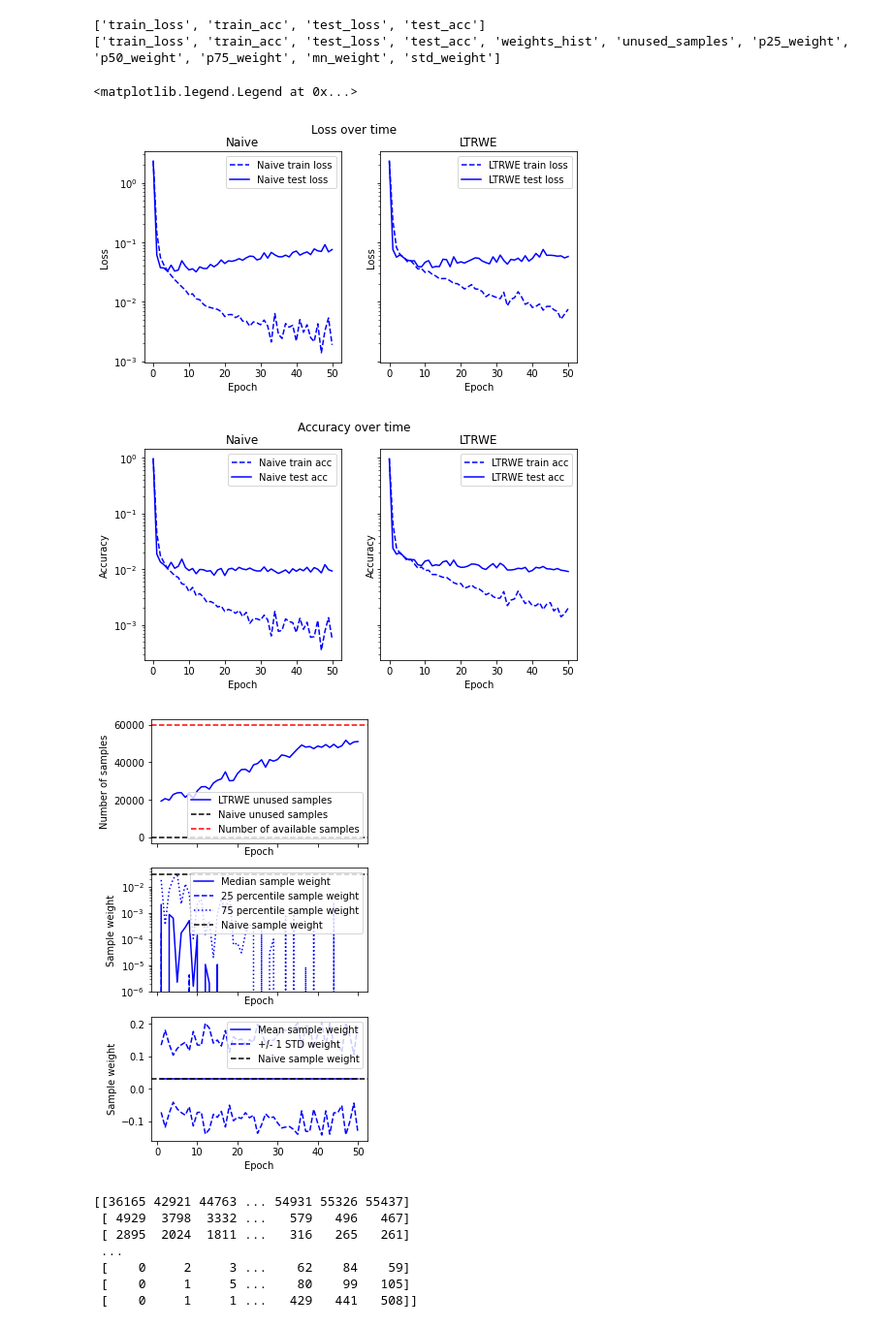
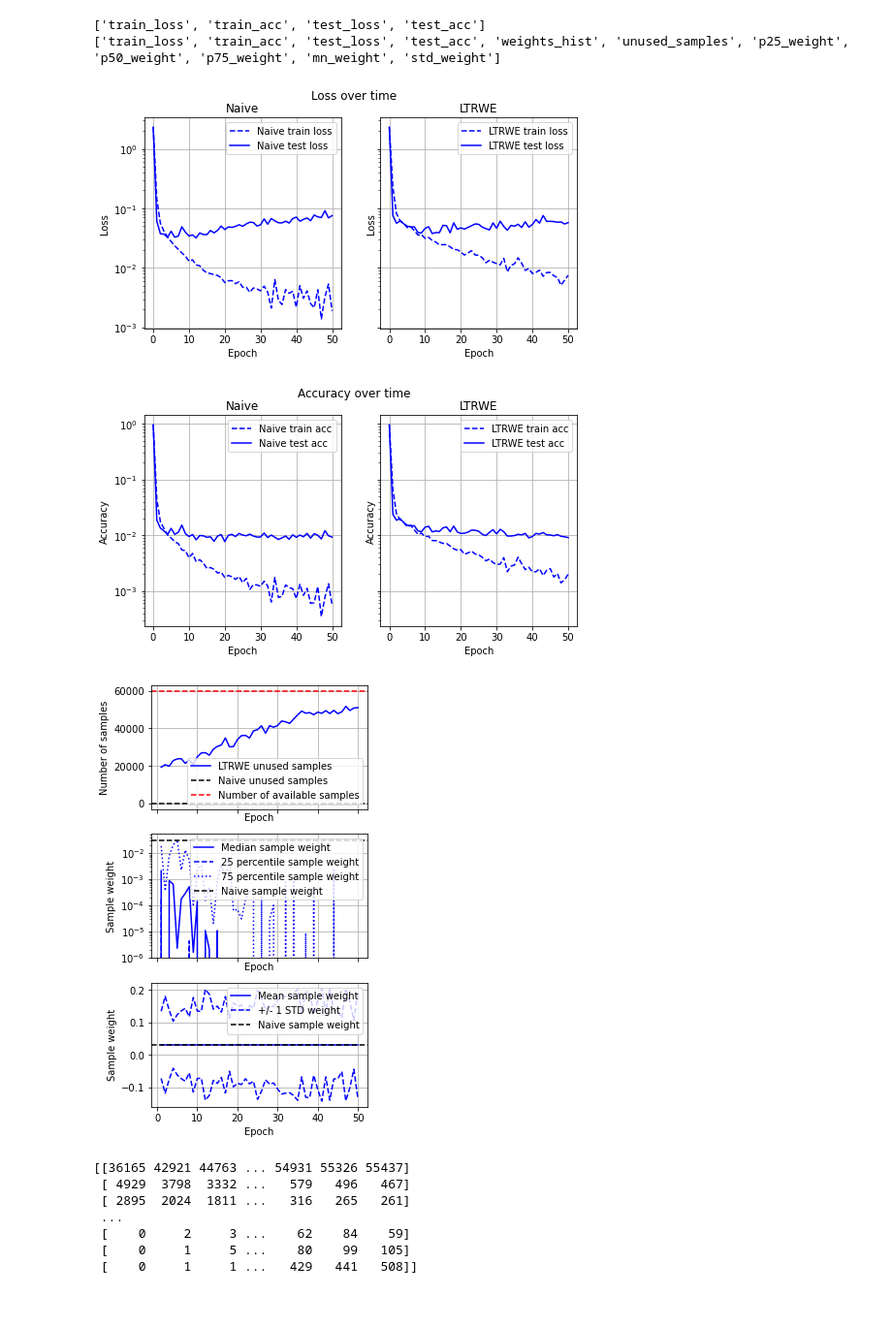
Before and after one commit to jimgammell/ece595ml_project, a Jupyter notebook: display_results.ipynb, the cells around one changed output. Shown at 97% size. Cells and saved outputs as stored; diff of their text form; code cells hidden in the pictures.

```diff
--- a/display_results.ipynb
+++ b/display_results.ipynb
@@ -29,6 +29,8 @@ ax[1].set_title('LTRWE')
 fig.suptitle('Loss over time')
 ax[0].legend()
 ax[1].legend()
+ax[0].grid()
+ax[1].grid()
 
 (fig, ax) = plt.subplots(1, 2, sharex=True, sharey=True, figsize=(8, 4))
 naive_train_error = 1-np.array(naive_results['train_acc'][1])
@@ -49,37 +51,41 @@ ax[0].set_title('Naive')
 ax[1].set_title('LTRWE')
 fig.suptitle('Accuracy over time')
 ax[0].legend()
 ax[1].legend()
+ax[0].grid()
+ax[1].grid()
 
 (fig, ax) = plt.subplots(3, 1, sharex=True, figsize=(4, 8))
 ax[0].plot(*ltrwe_results['unused_samples'], color='blue', linestyle='-', label='LTRWE unused samples')
 ax[0].axhline(0, linestyle='--', color='black', label='Naive unused samples')
 ax[0].axhline(60000, linestyle='--', color='red', label='Number of available samples')
 ax[0].set_xlabel('Epoch')
 ax[0].set_ylabel('Number of samples')
 ax[0].legend()
+ax[0].grid()
 ax[1].plot(*ltrwe_results['p50_weight'], linestyle='-', color='blue', label='Median sample weight')
 ax[1].plot(*ltrwe_results['p25_weight'], linestyle='--', color='blue', label='25 percentile sample weight')
 ax[1].plot(*ltrwe_results['p75_weight'], linestyle=':', color='blue', label='75 percentile sample weight')
 ax[1].axhline(1/32, linestyle='--', color='black', label='Naive sample weight')
 ax[1].set_xlabel('Epoch')
 ax[1].set_ylabel('Sample weight')
 ax[1].legend()
 ax[1].set_yscale('log')
+ax[1].grid()
 ax[2].plot(*ltrwe_results['mn_weight'], linestyle='-', color='blue', label='Mean sample weight')
 ax[2].plot(ltrwe_results['mn_weight'][0], [wm-ws for wm, ws in zip(ltrwe_results['mn_weight'][1], ltrwe_results['std_weight'][1])], linestyle='--', color='blue', label='+/- 1 STD weight')
 ax[2].plot(ltrwe_results['mn_weight'][0], [wm+ws for wm, ws in zip(ltrwe_results['mn_weight'][1], ltrwe_results['std_weight'][1])], linestyle='--', color='blue')
 ax[2].axhline(1/32, linestyle='--', color='black', label='Naive sample weight')
 ax[2].set_xlabel('Epoch')
 ax[2].set_ylabel('Sample weight')
 ax[2].legend()
+ax[2].grid()
 # %% [output]
 ['train_loss', 'train_acc', 'test_loss', 'test_acc']
 ['train_loss', 'train_acc', 'test_loss', 'test_acc', 'weights_hist', 'unused_samples', 'p25_weight', 'p50_weight', 'p75_weight', 'mn_weight', 'std_weight']
-<matplotlib.legend.Legend at 0x...>
-[figure, old version]
+[figure, new version]
-[figure, old version]
+[figure, new version]
-[figure, old version]
+[figure, new version]
 # %%
 (fig, ax) = plt.subplots(1, 1)
 histograms = [np.expand_dims(h[0], 1) for h in ltrwe_results['weights_hist'][1]]
```
Also changed, not shown: 6 other files.
